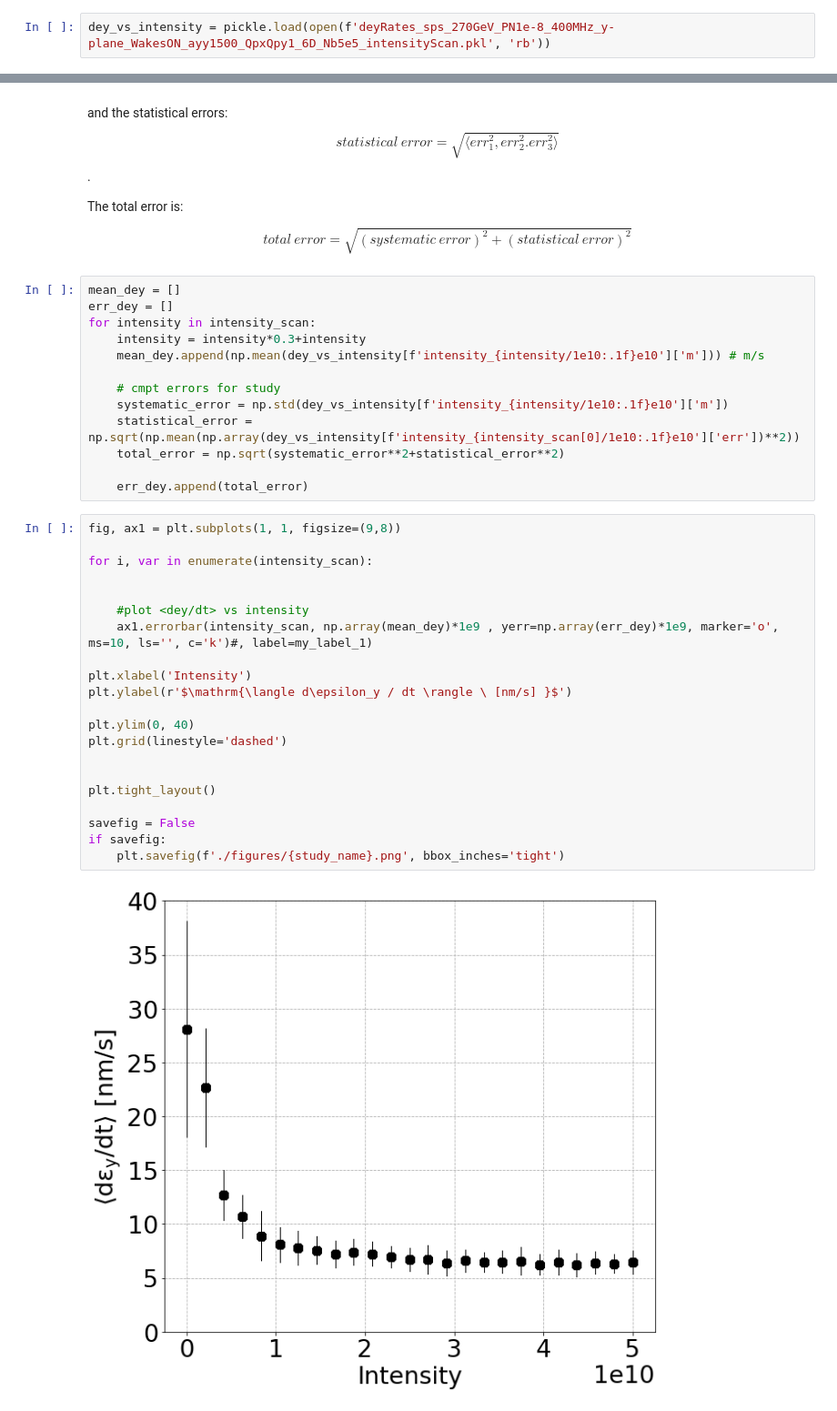
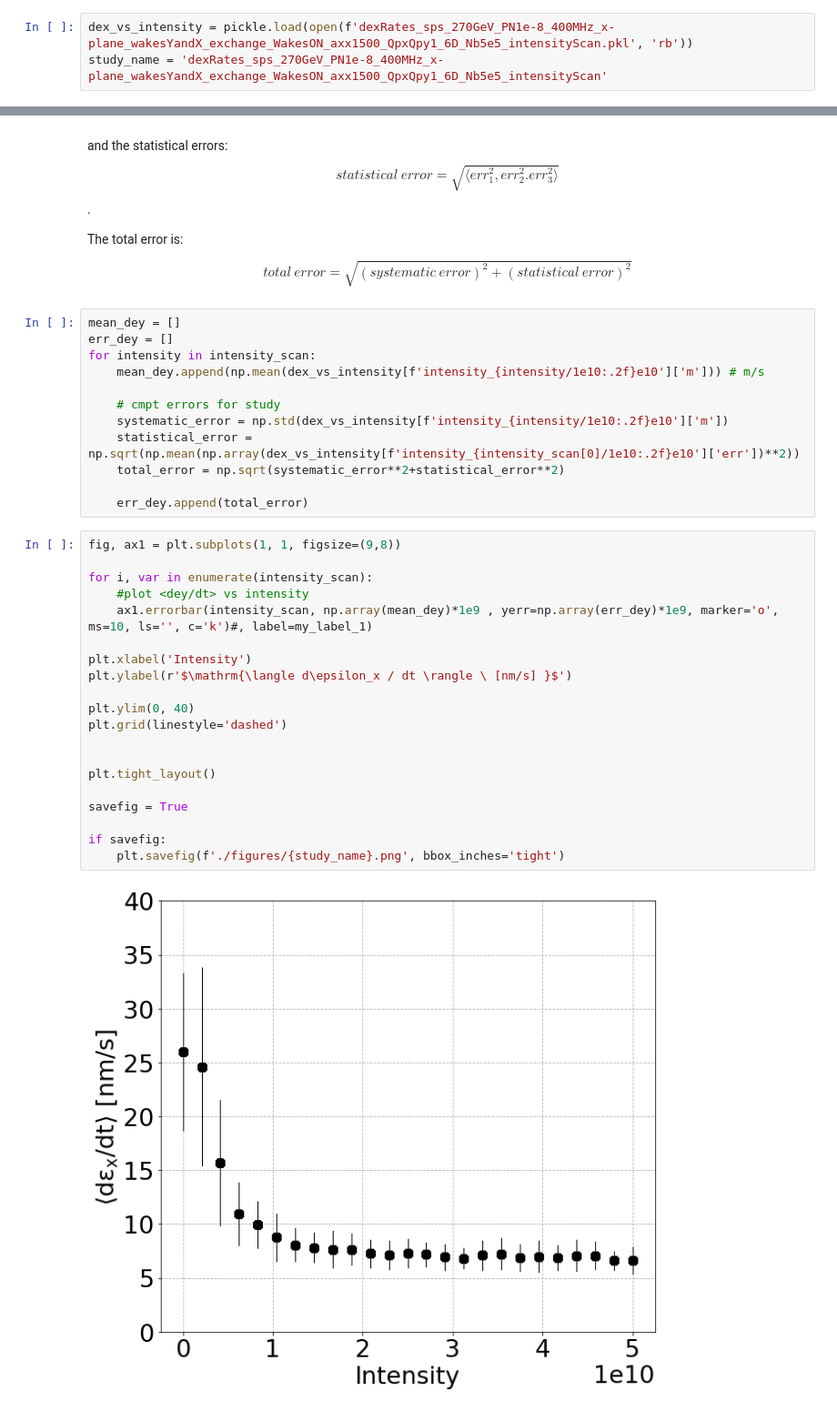
Before and after one commit to natriant/cc_rf_noise_pyheadtail, a Jupyter notebook: post_process_analysis/studies_with_sets_of_kicks/job005_plot_load_emitGrowth_IntensityScan.ipynb, the cells around one changed output, grey strips where cells are left out. Shown at 91% size. Cells and saved outputs as stored; diff of their text form.

```diff
--- a/post_process_analysis/studies_with_sets_of_kicks/job005_plot_load_emitGrowth_IntensityScan.ipynb
+++ b/post_process_analysis/studies_with_sets_of_kicks/job005_plot_load_emitGrowth_IntensityScan.ipynb
@@ -37,2 +38,3 @@ intensity_scan=np.linspace(0, 5e10, 25)
 # %%
-dey_vs_intensity = pickle.load(open(f'deyRates_sps_270GeV_PN1e-8_400MHz_y-plane_WakesON_ayy1500_QpxQpy1_6D_Nb5e5_intensityScan.pkl', 'rb'))
+dex_vs_intensity = pickle.load(open(f'dexRates_sps_270GeV_PN1e-8_400MHz_x-plane_wakesYandX_exchange_WakesON_axx1500_QpxQpy1_6D_Nb5e5_intensityScan.pkl', 'rb'))
+study_name = 'dexRates_sps_270GeV_PN1e-8_400MHz_x-plane_wakesYandX_exchange_WakesON_axx1500_QpxQpy1_6D_Nb5e5_intensityScan'
@@ -79,35 +81,33 @@ total \ error = \sqrt{(systematic \ error)^2 + (statistical \ error)^2}
 mean_dey = []
 err_dey = []
 for intensity in intensity_scan:
-    intensity = intensity*0.3+intensity
-    mean_dey.append(np.mean(dey_vs_intensity[f'intensity_{intensity/1e10:.1f}e10']['m'])) # m/s
+    mean_dey.append(np.mean(dex_vs_intensity[f'intensity_{intensity/1e10:.2f}e10']['m'])) # m/s
 
     # cmpt errors for study
-    systematic_error = np.std(dey_vs_intensity[f'intensity_{intensity/1e10:.1f}e10']['m'])
-    statistical_error = np.sqrt(np.mean(np.array(dey_vs_intensity[f'intensity_{intensity_scan[0]/1e10:.1f}e10']['err'])**2))
+    systematic_error = np.std(dex_vs_intensity[f'intensity_{intensity/1e10:.2f}e10']['m'])
+    statistical_error = np.sqrt(np.mean(np.array(dex_vs_intensity[f'intensity_{intensity_scan[0]/1e10:.2f}e10']['err'])**2))
     total_error = np.sqrt(systematic_error**2+statistical_error**2)
 
     err_dey.append(total_error)
 # %%
 fig, ax1 = plt.subplots(1, 1, figsize=(9,8))
 
 for i, var in enumerate(intensity_scan):
-
-
     #plot <dey/dt> vs intensity
     ax1.errorbar(intensity_scan, np.array(mean_dey)*1e9 , yerr=np.array(err_dey)*1e9, marker='o', ms=10, ls='', c='k')#, label=my_label_1)
 
 plt.xlabel('Intensity')
-plt.ylabel(r'$\mathrm{\langle d\epsilon_y / dt \rangle \ [nm/s] }$')
+plt.ylabel(r'$\mathrm{\langle d\epsilon_x / dt \rangle \ [nm/s] }$')
 
 plt.ylim(0, 40)
 plt.grid(linestyle='dashed')
 
 
 plt.tight_layout()
 
-savefig = False
+savefig = True
+
 if savefig:
     plt.savefig(f'./figures/{study_name}.png', bbox_inches='tight')
 # %% [output]
-[figure, old version]
+[figure, new version]
```
Also changed, not shown: parts of 3 cells of this notebook, 18 other files.
